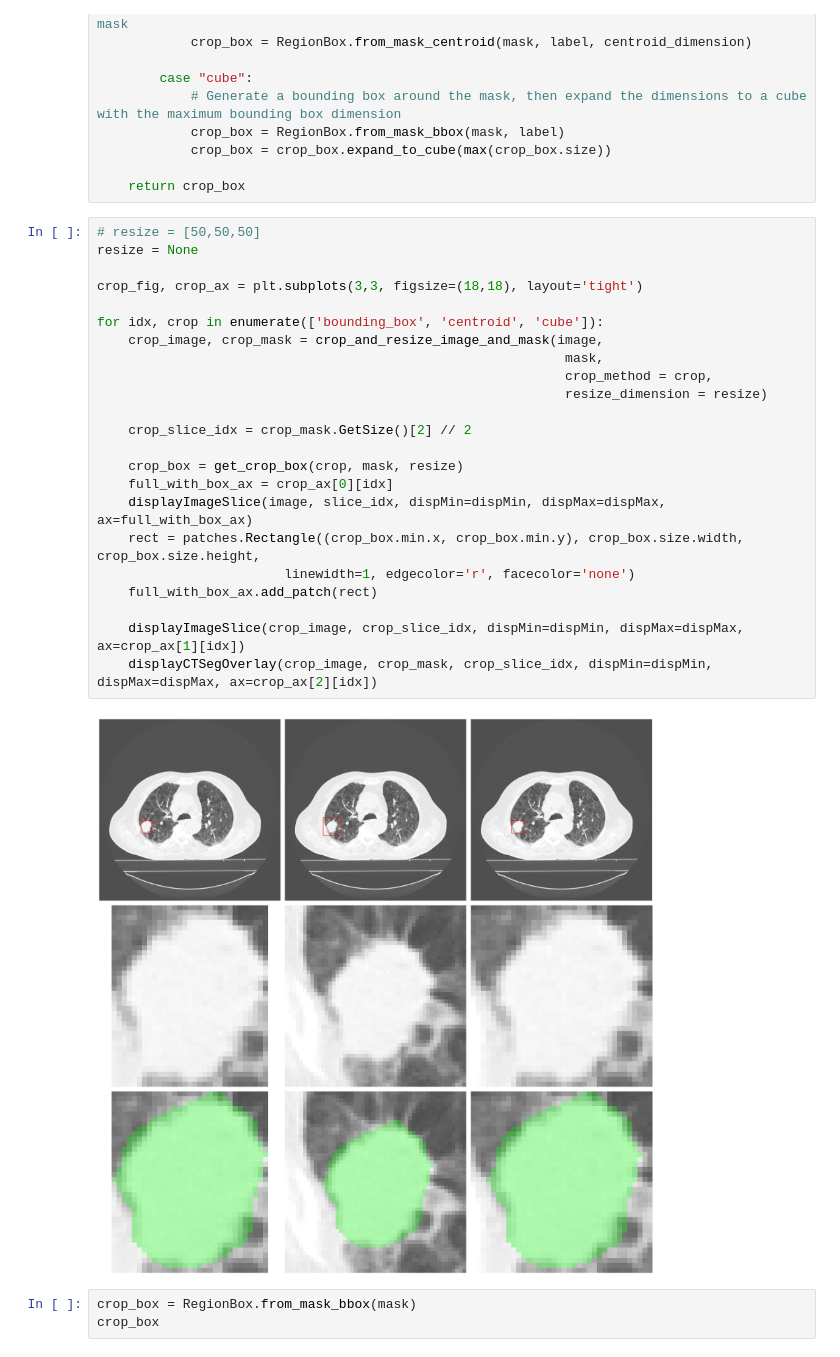
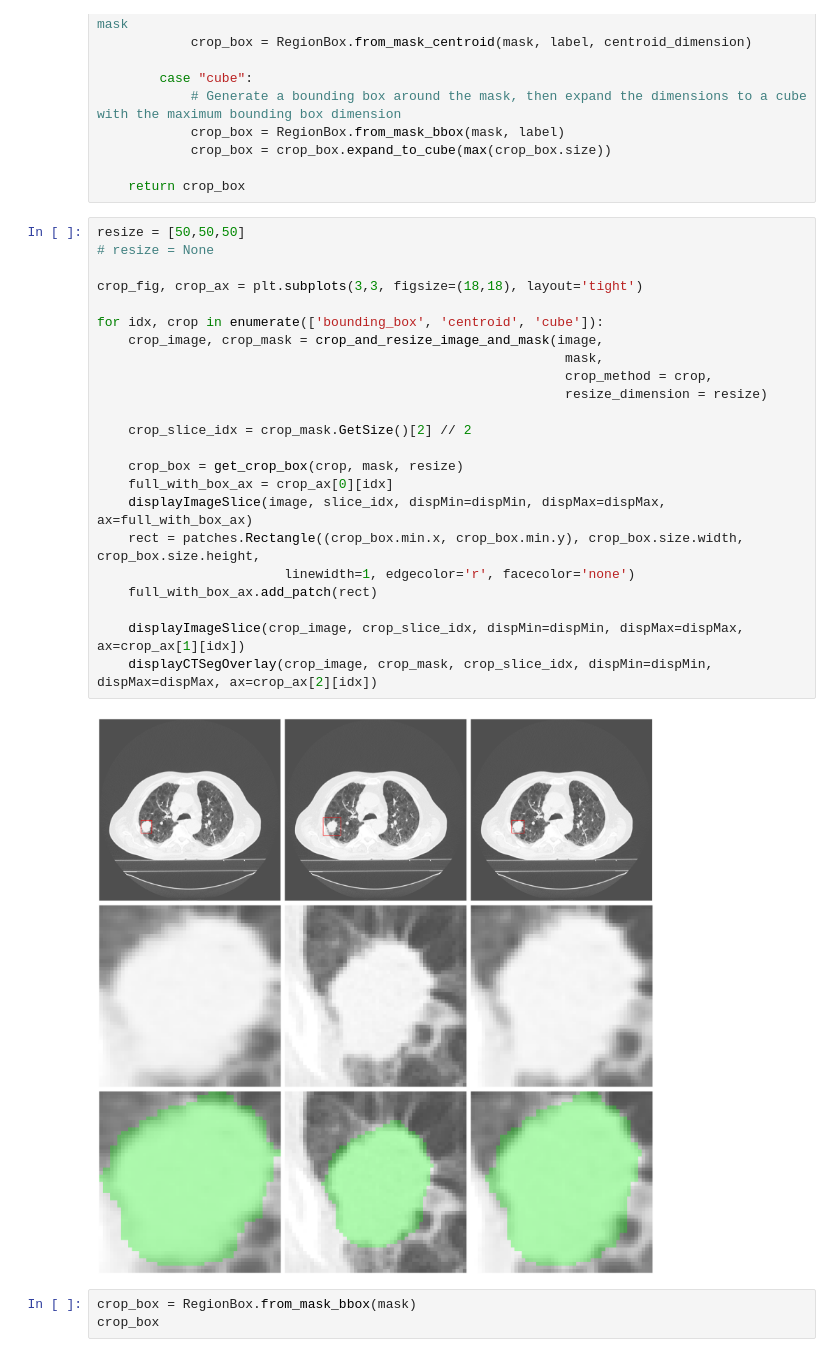
Before and after one commit to bhklab/readii_2_roqc, a Jupyter notebook: sandbox/visualization/make_cropped_image_mask_figures.ipynb, the cells around one changed output. Drawn from its saved outputs; the diff is of its cells as text.

Commit message:
refactor: visualization for resized crops for FMCIB

```diff
--- a/sandbox/visualization/make_cropped_image_mask_figures.ipynb
+++ b/sandbox/visualization/make_cropped_image_mask_figures.ipynb
@@ -81,30 +81,30 @@ def get_crop_box(crop_method, mask, resize_dimension, label=1):
 
     return crop_box
 # %%
-# resize = [50,50,50]
-resize = None
+resize = [50,50,50]
+# resize = None
 
 crop_fig, crop_ax = plt.subplots(3,3, figsize=(18,18), layout='tight')
 
 for idx, crop in enumerate(['bounding_box', 'centroid', 'cube']):
     crop_image, crop_mask = crop_and_resize_image_and_mask(image,
                                                             mask,
                                                             crop_method = crop,
                                                             resize_dimension = resize)
 
     crop_slice_idx = crop_mask.GetSize()[2] // 2
 
     crop_box = get_crop_box(crop, mask, resize)
     full_with_box_ax = crop_ax[0][idx]
     displayImageSlice(image, slice_idx, dispMin=dispMin, dispMax=dispMax, ax=full_with_box_ax)
     rect = patches.Rectangle((crop_box.min.x, crop_box.min.y), crop_box.size.width, crop_box.size.height,
                         linewidth=1, edgecolor='r', facecolor='none')
     full_with_box_ax.add_patch(rect)
 
     displayImageSlice(crop_image, crop_slice_idx, dispMin=dispMin, dispMax=dispMax, ax=crop_ax[1][idx])
     displayCTSegOverlay(crop_image, crop_mask, crop_slice_idx, dispMin=dispMin, dispMax=dispMax, ax=crop_ax[2][idx])
 # %% [output]
-[figure, old version]
+[figure, new version]
 # %%
 crop_box = RegionBox.from_mask_bbox(mask)
 crop_box
```
Also changed, not shown: parts of 2 cells of this notebook.
